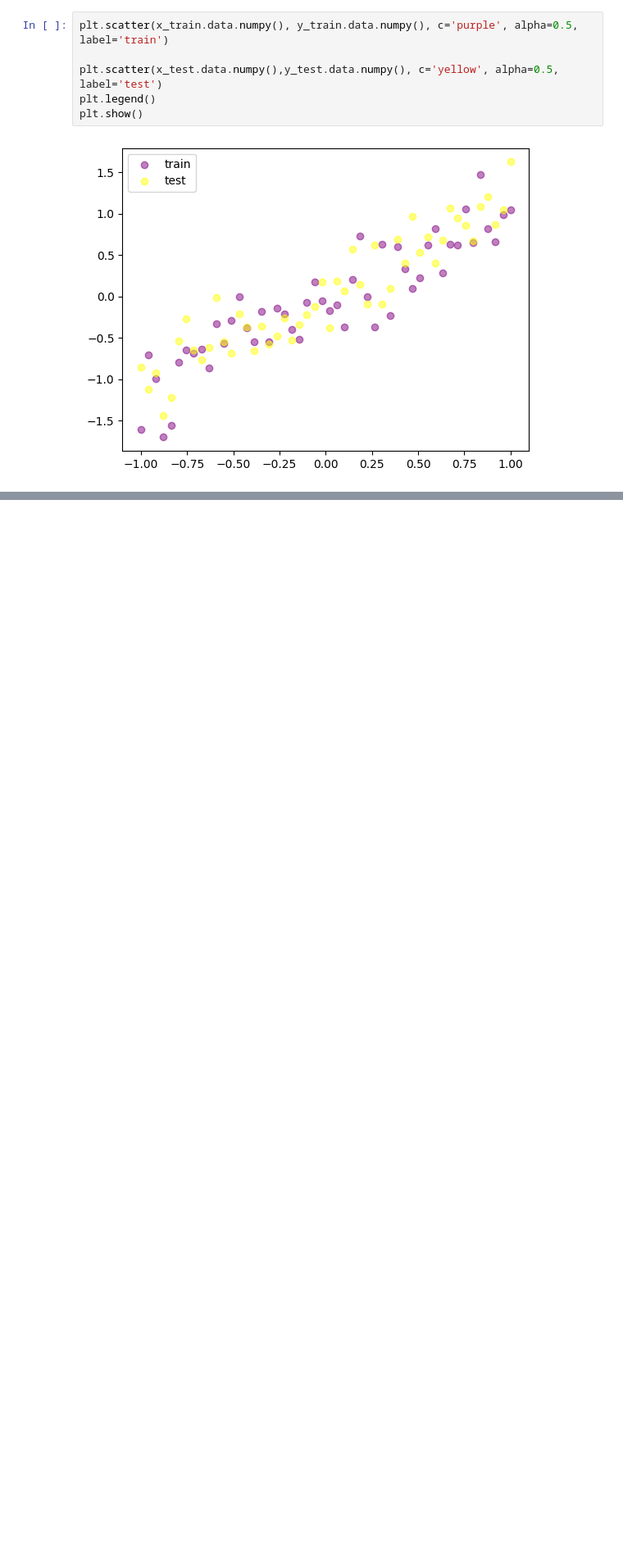
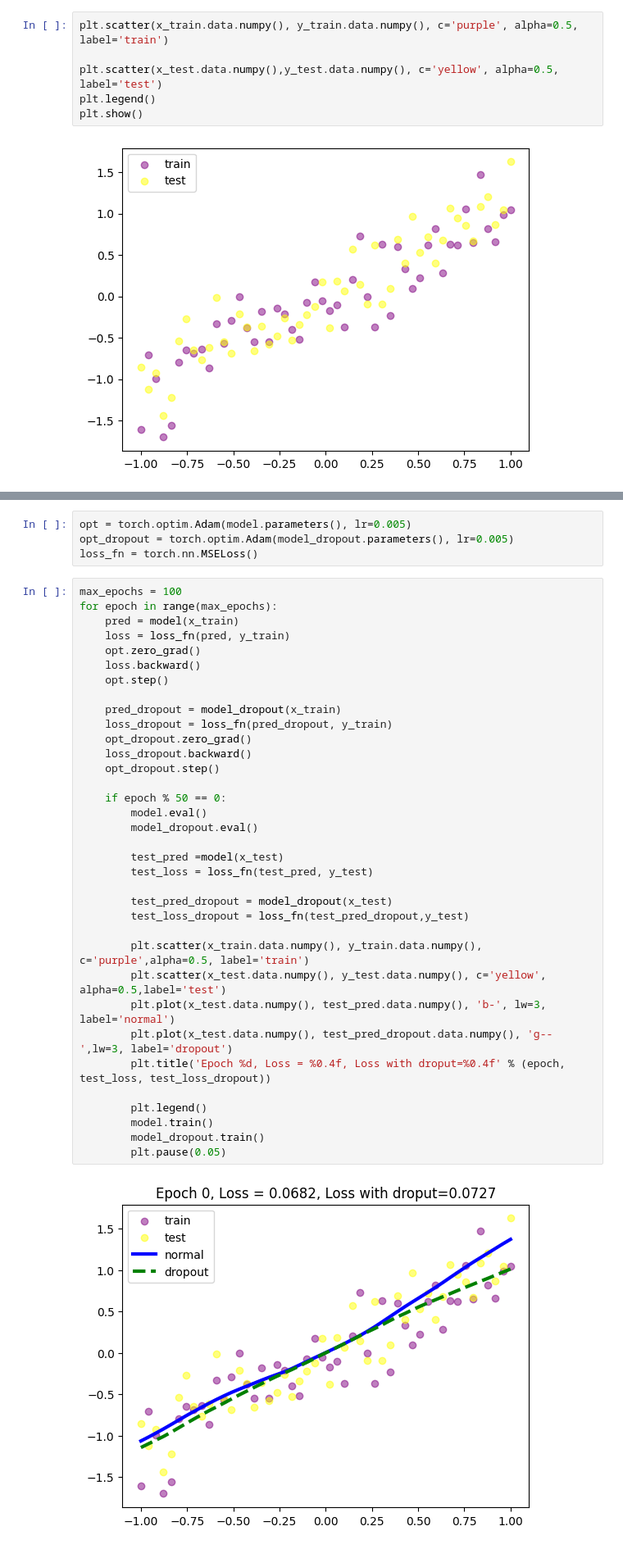
Before and after one commit to yi-hyuck/PyTorch, a Jupyter notebook: 배치정규화_드롭아웃.ipynb, the cells around one changed output, grey strips where cells are left out. Shown: that part at 82% size. Drawn from its saved outputs; the diff is of its cells as text; blank space fills up the shorter version.

```diff
--- a/배치정규화_드롭아웃.ipynb
+++ b/배치정규화_드롭아웃.ipynb
@@ -180,0 +200,41 @@ plt.show()
+# %%
+opt = torch.optim.Adam(model.parameters(), lr=0.005)
+opt_dropout = torch.optim.Adam(model_dropout.parameters(), lr=0.005)
+loss_fn = torch.nn.MSELoss()
+# %%
+max_epochs = 100
+for epoch in range(max_epochs):
+    pred = model(x_train)
+    loss = loss_fn(pred, y_train)
+    opt.zero_grad()
+    loss.backward()
+    opt.step()
+
+    pred_dropout = model_dropout(x_train)
+    loss_dropout = loss_fn(pred_dropout, y_train)
+    opt_dropout.zero_grad()
+    loss_dropout.backward()
+    opt_dropout.step()
+
+    if epoch % 50 == 0:
+        model.eval()
+        model_dropout.eval()
+
+        test_pred =model(x_test)
+        test_loss = loss_fn(test_pred, y_test)
+
+        test_pred_dropout = model_dropout(x_test)
+        test_loss_dropout = loss_fn(test_pred_dropout,y_test)
+
+        plt.scatter(x_train.data.numpy(), y_train.data.numpy(), c='purple',alpha=0.5, label='train')
+        plt.scatter(x_test.data.numpy(), y_test.data.numpy(), c='yellow', alpha=0.5,label='test')
+        plt.plot(x_test.data.numpy(), test_pred.data.numpy(), 'b-', lw=3, label='normal')
+        plt.plot(x_test.data.numpy(), test_pred_dropout.data.numpy(), 'g--',lw=3, label='dropout')
+        plt.title('Epoch %d, Loss = %0.4f, Loss with droput=%0.4f' % (epoch, test_loss, test_loss_dropout))
+
+        plt.legend()
+        model.train()
+        model_dropout.train()
+        plt.pause(0.05)
+# %% [output]
+[figure, added]
```
Also changed, not shown: parts of 2 cells of this notebook.
